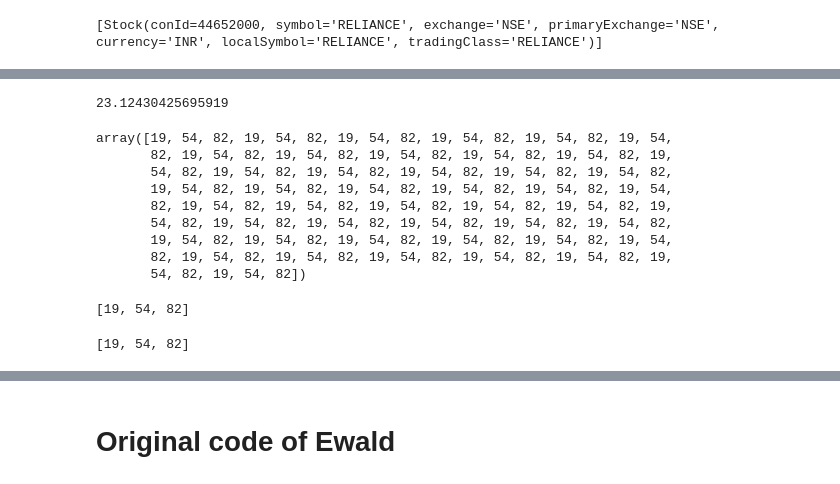
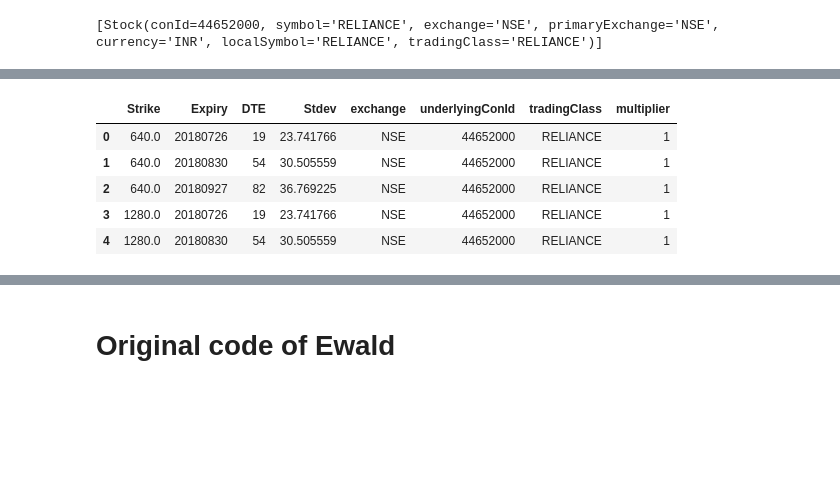
Before and after one commit to reservoirinvest/lab, a Jupyter notebook: _Ewald_option_chains.ipynb, the cells around one changed output, grey strips where cells are left out. Cells and saved outputs as stored; diff of their text form; code cells hidden in the pictures; blank space fills up the shorter version.

Commit message:
with standard deviation

```diff
--- a/_Ewald_option_chains.ipynb
+++ b/_Ewald_option_chains.ipynb
@@ -36,49 +36,55 @@ strikes = np.array(list(*chains_df.strikes))
 expiries = np.array(list(*chains_df.expirations))
 
 # function to get days to expiry
 def get_dte(Expiry):
     '''Gives the expiry date
     Arg:
        (Expiry) = str of yyyymmdd format
     Returns:
        dte = int days to expiry'''
     exp_date = datetime.strptime(Expiry, '%Y%m%d')
     dte = (exp_date- datetime.now()).days
     return dte
 
 dte = list(map(get_dte, expiries))
 
+def get_stdev(contract, dte):
+    '''Gets the Standard Deviation
+    Args:
+       (contract) = object: the qualified stock
+       (dte)      = int: days to expiry
+    Returns:
+       standard deviation in days (int)
+    '''
+    sd_days = str(dte)+' D'
+    bars = ib.reqHistoricalData(contract=scrip, endDateTime='', durationStr=sd_days,
+                                barSizeSetting='1 day',  whatToShow='Trades', useRTH=True)
+    sd = np.std([b.close for b in bars], ddof=1)
+    return sd
+
+stdev = list(map(lambda x, y: get_stdev(x, y), np.repeat(scrip, len(dte)), dte))
+
 # equalize lengths of array for strikes+expiries+dte
 a_strikes = np.repeat(strikes, len(expiries))
 a_expiries = np.tile(expiries, len(strikes))   # tile to repeat expiries in blocks
 a_dte = np.tile(dte, len(strikes))
+a_stdev = np.tile(stdev, len(strikes))
 
 # create a dataframe of Strike and Expiry
-strikes_df = pd.DataFrame({'Strike': a_strikes, 'Expiry': a_expiries, 'DTE': a_dte})
+strikes_df = pd.DataFrame({'Strike': a_strikes, 'Expiry': a_expiries, 'DTE': a_dte, 'Stdev': a_stdev})
 
 # insert a key and merge strikes and chains
 strikes_df['key'] = 0
 chains_df['key'] = 0
 
 raw_chain = pd.merge(strikes_df, chains_df, on='key')
 raw_chain = raw_chain.drop(['expirations', 'strikes', 'key'], axis=1)
 
 raw_chain.head()
+# %% [output]
+|  | Strike | Expiry | DTE | Stdev | exchange | underlyingConId | tradingClass | multiplier |
+| 0 | 640.0 | 20180726 | 19 | 23.741766 | NSE | 44652000 | RELIANCE | 1 |
+| 1 | 640.0 | 20180830 | 54 | 30.505559 | NSE | 44652000 | RELIANCE | 1 |
+| 2 | 640.0 | 20180927 | 82 | 36.769225 | NSE | 44652000 | RELIANCE | 1 |
+| 3 | 1280.0 | 20180726 | 19 | 23.741766 | NSE | 44652000 | RELIANCE | 1 |
+| 4 | 1280.0 | 20180830 | 54 | 30.505559 | NSE | 44652000 | RELIANCE | 1 |
-# %%
-def get_stdev(contract, dte):
-    '''Gets the Standard Deviation
-    Args:
-       (contract) = object: the qualified stock
-       (dte)      = int: days to expiry
-    Returns:
-       standard deviation in days (int)
-    '''
-    sd_days = str(dte)+' D'
-    bars = ib.reqHistoricalData(contract=scrip, endDateTime='', durationStr=sd_days,
-                                barSizeSetting='1 day',  whatToShow='Trades', useRTH=True)
-    sd = np.std([b.close for b in bars], ddof=1)
-    return sd
-
-get_stdev(scrip, 20)
-# %% [output]
-23.12430425695919
@@ -87,20 +90,0 @@ bars
-# %%
-a_dte
-# %% [output]
-array([19, 54, 82, 19, 54, 82, 19, 54, 82, 19, 54, 82, 19, 54, 82, 19, 54,
-       82, 19, 54, 82, 19, 54, 82, 19, 54, 82, 19, 54, 82, 19, 54, 82, 19,
-       54, 82, 19, 54, 82, 19, 54, 82, 19, 54, 82, 19, 54, 82, 19, 54, 82,
-       19, 54, 82, 19, 54, 82, 19, 54, 82, 19, 54, 82, 19, 54, 82, 19, 54,
-       82, 19, 54, 82, 19, 54, 82, 19, 54, 82, 19, 54, 82, 19, 54, 82, 19,
-       54, 82, 19, 54, 82, 19, 54, 82, 19, 54, 82, 19, 54, 82, 19, 54, 82,
-       19, 54, 82, 19, 54, 82, 19, 54, 82, 19, 54, 82, 19, 54, 82, 19, 54,
-       82, 19, 54, 82, 19, 54, 82, 19, 54, 82, 19, 54, 82, 19, 54, 82, 19,
-       54, 82, 19, 54, 82])
-# %%
-list(map(get_dte, expiries))
-# %% [output]
-[19, 54, 82]
-# %%
-list(map(lambda x: (datetime.strptime(x, '%Y%m%d')-datetime.now()).days, expiries))
-# %% [output]
-[19, 54, 82]
```
Also changed, not shown: parts of 6 cells of this notebook.
